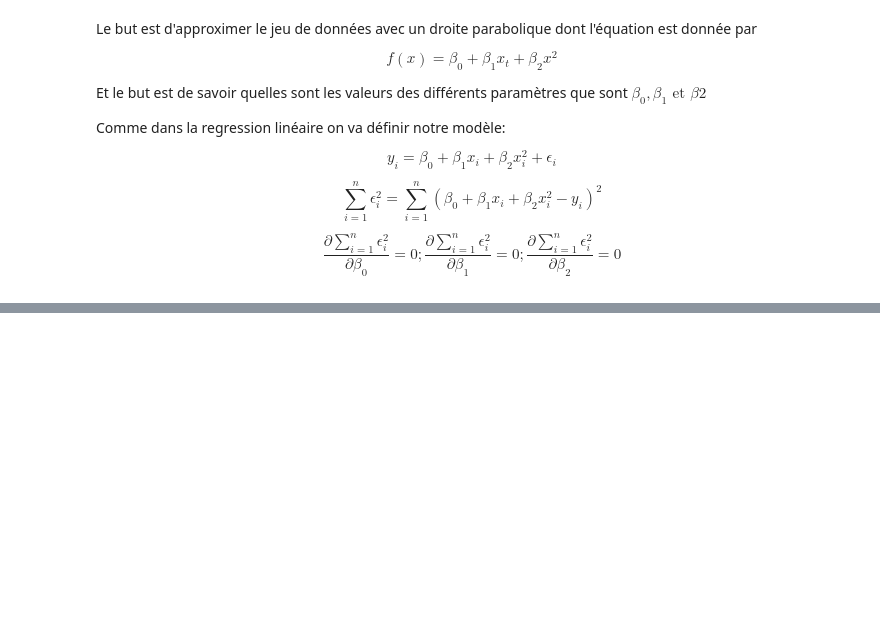
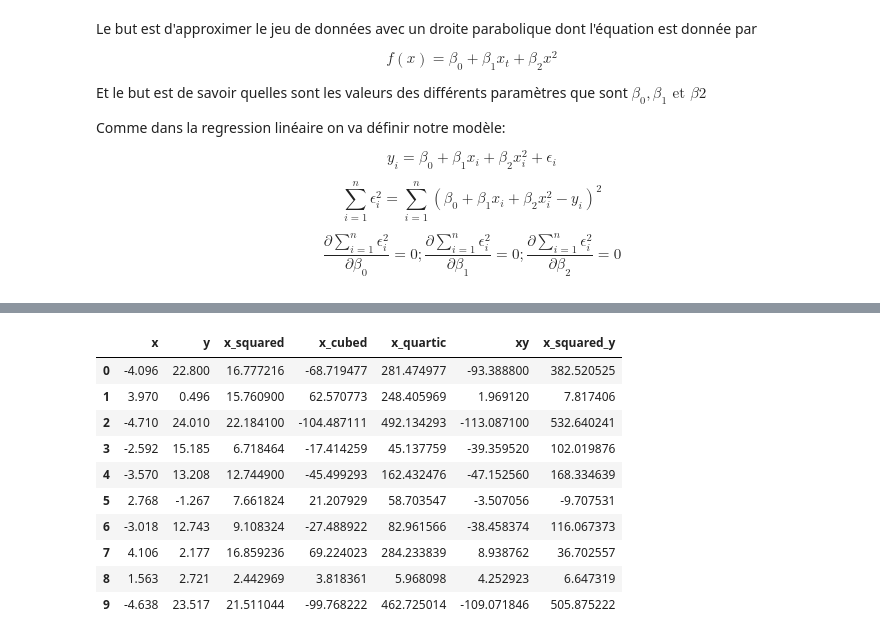
Before and after one commit to caladriusllc-code/caladrius-ml-learn, a Jupyter notebook: mldl/chp2.ipynb, the cells around one changed output, grey strips where cells are left out. Saved outputs shown, nothing was run; the diff lists cells and outputs as text; code cells hidden in the pictures; blank space fills up the shorter version.

```diff
--- a/mldl/chp2.ipynb
+++ b/mldl/chp2.ipynb
@@ -41,0 +48,20 @@ $$\frac{\partial \sum_{i=1}^{n}\epsilon_{i}^{2} }{\partial \beta_{0}} = 0 ; \fra
+# %%
+data['x_squared'] = data['x'] ** 2
+data['x_cubed'] = data['x'] ** 3
+data['x_quartic'] = data['x'] ** 4
+data['xy'] = data['x'] * data['y']
+data['x_squared_y'] = data['x_squared'] * data['y']
+
+data.head(10)
+# %% [output]
+|  | x | y | x_squared | x_cubed | x_quartic | xy | x_squared_y |
+| 0 | -4.096 | 22.800 | 16.777216 | -68.719477 | 281.474977 | -93.388800 | 382.520525 |
+| 1 | 3.970 | 0.496 | 15.760900 | 62.570773 | 248.405969 | 1.969120 | 7.817406 |
+| 2 | -4.710 | 24.010 | 22.184100 | -104.487111 | 492.134293 | -113.087100 | 532.640241 |
+| 3 | -2.592 | 15.185 | 6.718464 | -17.414259 | 45.137759 | -39.359520 | 102.019876 |
+| 4 | -3.570 | 13.208 | 12.744900 | -45.499293 | 162.432476 | -47.152560 | 168.334639 |
+| 5 | 2.768 | -1.267 | 7.661824 | 21.207929 | 58.703547 | -3.507056 | -9.707531 |
+| 6 | -3.018 | 12.743 | 9.108324 | -27.488922 | 82.961566 | -38.458374 | 116.067373 |
+| 7 | 4.106 | 2.177 | 16.859236 | 69.224023 | 284.233839 | 8.938762 | 36.702557 |
+| 8 | 1.563 | 2.721 | 2.442969 | 3.818361 | 5.968098 | 4.252923 | 6.647319 |
+| 9 | -4.638 | 23.517 | 21.511044 | -99.768222 | 462.725014 | -109.071846 | 505.875222 |
```
Also changed, not shown: parts of 7 cells of this notebook, 3 other files.
